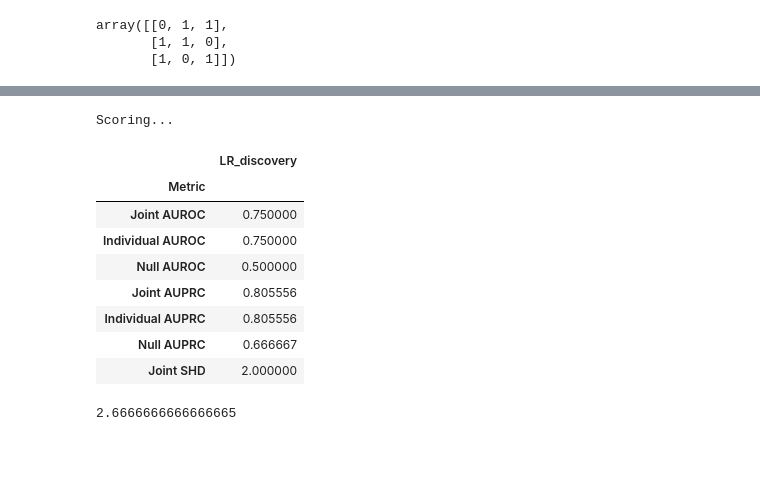
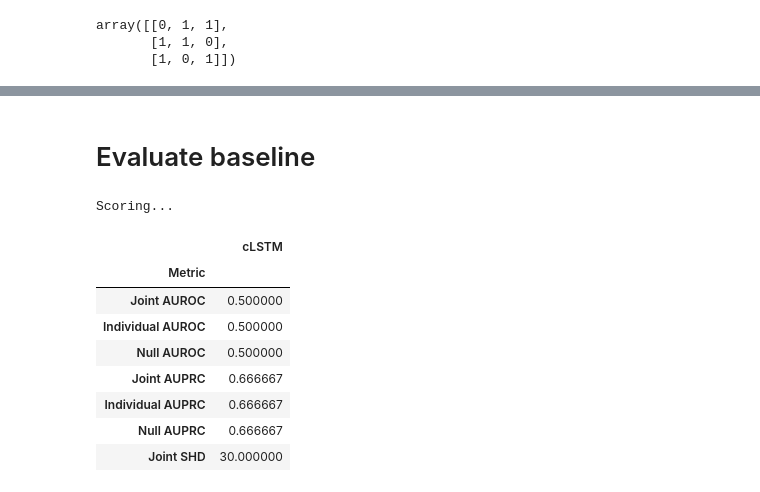
Before and after one commit to julienboussard/ODEDriverIdentifiability, a Jupyter notebook: notebooks/eval_pipeline_lowrankdiscovery.ipynb, the cells around one changed output, grey strips where cells are left out. Cells and saved outputs as stored; diff of their text form; code cells hidden in the pictures; blank space fills up the shorter version.

```diff
--- a/notebooks/eval_pipeline_lowrankdiscovery.ipynb
+++ b/notebooks/eval_pipeline_lowrankdiscovery.ipynb
@@ -128,0 +200,22 @@ array([[[0.93, 0.64, 0.93],
+# %%
+tau_max = 1 # i.e. one delay only
+# no instantaneous?
+
+## Estimate adjacency matrix
+lowrank_adj_matrix = []
+lowrank_S_matrix = []
+
+for x in [timeseries_stacked[0]]:
+    lowrank_model = StructuredLowRankDiscovery(
+        k = 1,
+        n = 3,
+        L_lipschitz = 1,
+        is_lipschitz = False,
+        hidden_dim = 32, n_layers = 3,
+        t = tau_max,
+        device = device,
+    )
+    trained_model, mask = lowrank_model.run(X=torch.tensor(x).to(device), l0_l1_l2='l0', th=0.5, lr=0.001, lambda_s = 0.0, lambda_grad=100, lambda_m = 0.001, n_outer = 1, n_inner_min_sparse = 100, batch_size=32, n_inner=4_000, patience = 500)
+    lowrank_adj_matrix.append(mask.detach().cpu().numpy())
+
+#     lowrank_S_matrix.append(copy.deepcopy(lowrank_model.model.S))
@@ -131,22 +309,35 @@ full_causalres = 1*(np.array(lowrank_adj_matrix)[:, 0] >= 0.5) #[0]
+# %% [markdown]
+# Evaluate baseline
+# %%
+## Estimate adjacency matrix
+tau_max = 1
+
+from causaldynamics.baselines import PCMCIPlus, FPCMCI, VARLiNGAM, DYNOTEARS, NGC_LSTM, TSCI, CUTSPlus
+
+
+# timeseries = ds['time_series'].to_numpy().transpose(1, 0, 2) # shape of (N, T, D)
+# adj_matrix = ds['adjacency_matrix'].to_numpy()
+
+clstm_adj_matrix = []
+for x in tqdm(timeseries):
+    clstm_model = NGC_LSTM(tau_max=tau_max)
+    clstm_model.run(X=x)
+    clstm_adj_matrix.append(copy.deepcopy(clstm_model.adj_matrix))
 # %%
 ## Compute scores
 score(
-    preds= np.array(lowrank_adj_matrix)[:, 0],
+    preds= np.array(clstm_adj_matrix),
     labs= adj_matrix,
-    name='LR_discovery'
+    name='cLSTM'
 )
 # %% [output]
 Scoring...
-|  | LR_discovery |
+|  | cLSTM |
 | Metric |  |
-| Joint AUROC | 0.750000 |
-| Individual AUROC | 0.750000 |
+| Joint AUROC | 0.500000 |
+| Individual AUROC | 0.500000 |
 | Null AUROC | 0.500000 |
-| Joint AUPRC | 0.805556 |
-| Individual AUPRC | 0.805556 |
+| Joint AUPRC | 0.666667 |
+| Individual AUPRC | 0.666667 |
 | Null AUPRC | 0.666667 |
-| Joint SHD | 2.000000 |
+| Joint SHD | 30.000000 |
-# %%
-8.000000/3
-# %% [output]
-2.6666666666666665
```
Also changed, not shown: parts of 32 cells of this notebook, 22 other files.
